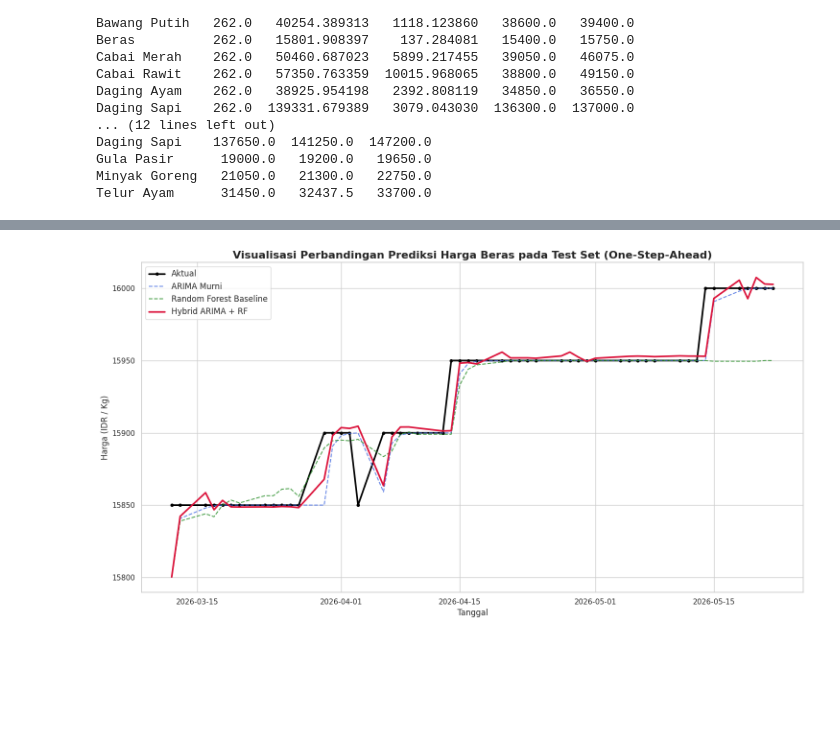
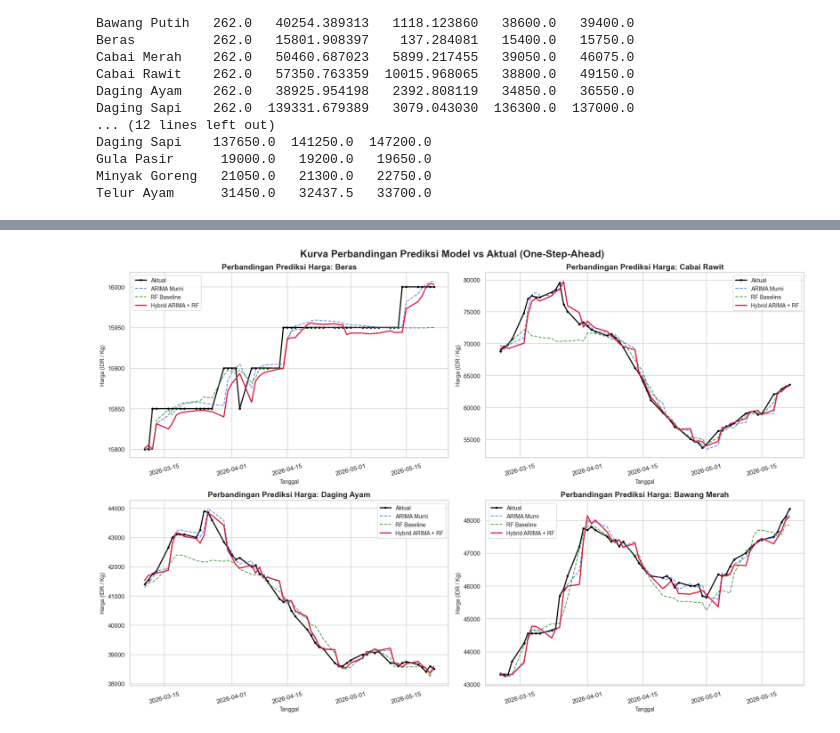
Before and after one commit to raflyherdianto/capstone-pijak, a Jupyter notebook: eksplorasi-model/Eksplorasi_Hybrid_ARIMA_Random_Forest.ipynb, the cells around one changed output, grey strips where cells are left out. Drawn from its saved outputs; the diff is of its cells as text; code cells hidden in the pictures; blank space fills up the shorter version.

```diff
--- a/eksplorasi-model/Eksplorasi_Hybrid_ARIMA_Random_Forest.ipynb
+++ b/eksplorasi-model/Eksplorasi_Hybrid_ARIMA_Random_Forest.ipynb
@@ -400,20 +271,0 @@ Metrik evaluasi:
-# %%
-def evaluate_predictions(y_true, y_pred):
-    mae = mean_absolute_error(y_true, y_pred)
-    rmse = np.sqrt(mean_squared_error(y_true, y_pred))
-    mape = np.mean(np.abs((y_true - y_pred) / y_true)) * 100
-    r2 = r2_score(y_true, y_pred)
-    return {"MAE": mae, "RMSE": rmse, "MAPE (%)": mape, "R2 Score": r2}
-
-metrics_arima = evaluate_predictions(df_test["Price"], df_test["arima_pred"])
-metrics_rf = evaluate_predictions(df_test["Price"], df_test["rf_baseline_pred"])
-metrics_hybrid = evaluate_predictions(df_test["Price"], df_test["hybrid_pred"])
-
-df_metrics = pd.DataFrame({
-    "ARIMA Murni": metrics_arima,
-    "Random Forest Baseline": metrics_rf,
-    "Hybrid ARIMA + RF": metrics_hybrid
-}).T
-
-print("Tabel Evaluasi Kinerja Model:")
-df_metrics.round(4)
@@ -426,16 +479,28 @@ Tabel Evaluasi Kinerja Model:
 # %%
-# Plot perbandingan hasil prediksi
-plt.figure(figsize=(15, 8))
-plt.plot(df_test.index, df_test["Price"], label="Aktual", color="black", linewidth=2.5, marker='o', markersize=4)
-plt.plot(df_test.index, df_test["arima_pred"], label="ARIMA Murni", color="royalblue", linestyle="--", alpha=0.8)
-plt.plot(df_test.index, df_test["rf_baseline_pred"], label="Random Forest Baseline", color="forestgreen", linestyle="--", alpha=0.8)
-plt.plot(df_test.index, df_test["hybrid_pred"], label="Hybrid ARIMA + RF", color="crimson", linewidth=2.5)
+# Visualisasi Kurva Prediksi vs Aktual untuk 4 Komoditas Kunci
+commodities_to_plot = ["Beras", "Cabai Rawit", "Daging Ayam", "Bawang Merah"]
 
-plt.title(f"Visualisasi Perbandingan Prediksi Harga {df_beras['Category'].iloc[0]} pada Test Set (One-Step-Ahead)", fontsize=16, fontweight='bold')
-plt.xlabel("Tanggal", fontsize=12)
-plt.ylabel("Harga (IDR / Kg)", fontsize=12)
-plt.legend(fontsize=12)
+fig, axes = plt.subplots(2, 2, figsize=(18, 12))
+axes = axes.ravel()
+
+for idx, cat_name in enumerate(commodities_to_plot):
+    if cat_name in predictions_dict:
+        df_pred = predictions_dict[cat_name]
+        ax = axes[idx]
+
+        ax.plot(df_pred.index, df_pred["Price"], label="Aktual", color="black", linewidth=2, marker='o', markersize=3)
+        ax.plot(df_pred.index, df_pred["arima_pred"], label="ARIMA Murni", color="royalblue", linestyle="--", alpha=0.8)
+        ax.plot(df_pred.index, df_pred["rf_baseline_pred"], label="RF Baseline", color="forestgreen", linestyle="--", alpha=0.8)
+        ax.plot(df_pred.index, df_pred["hybrid_pred"], label="Hybrid ARIMA + RF", color="crimson", linewidth=2)
+
+        ax.set_title(f"Perbandingan Prediksi Harga: {cat_name}", fontsize=14, fontweight='bold')
+        ax.set_xlabel("Tanggal", fontsize=10)
+        ax.set_ylabel("Harga (IDR / Kg)", fontsize=10)
+        ax.legend(fontsize=10)
+        ax.tick_params(axis='x', rotation=15)
+
+plt.suptitle("Kurva Perbandingan Prediksi Model vs Aktual (One-Step-Ahead)", fontsize=18, fontweight='bold', y=0.98)
 plt.tight_layout()
 plt.show()
 # %% [output]
-[figure, old version]
+[figure, new version]
```
Also changed, not shown: parts of 21 cells of this notebook, 1 other file.
